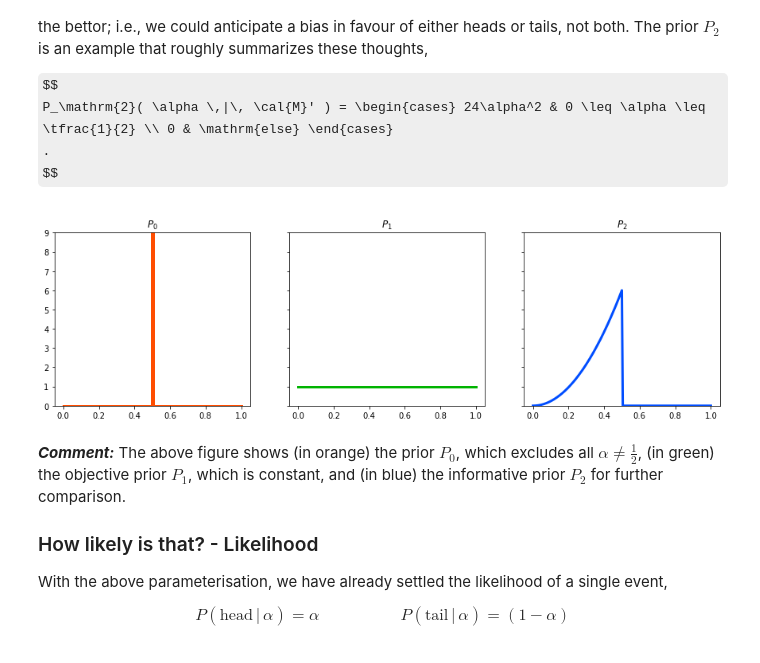
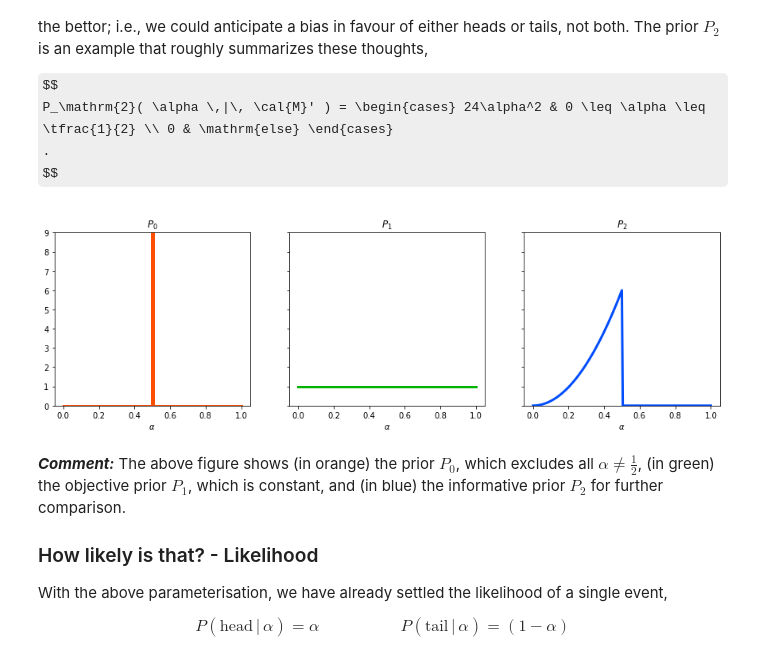
Before and after one commit to mselig/edu, a Jupyter notebook: coin_tossing/coin_tossing.ipynb, the cells around one changed output. Cells and saved outputs as stored; diff of their text form; code cells hidden in the pictures; some formulas as TeX source.

Commit message:
finished editing text, added figure

```diff
--- a/coin_tossing/coin_tossing.ipynb
+++ b/coin_tossing/coin_tossing.ipynb
@@ -77,37 +77,37 @@ from time import sleep
 
 def plot_base():
     "provide basic subplot 1x3 and plot P0"
     fig, (ax0, ax1, ax2) = pl.subplots(1, 3, sharey=True) ; fig.set_figwidth(fig.get_figwidth() * 2.5)
     pl.ylim((0, 9))
-    ax0.plot(a, p0, linewidth=3, color=(1.0 , 0.3, 0.0)) ; ax0.set_title("$P_\mathrm{0}$")
-    ax1.set_title("$P_\mathrm{1}$")
-    ax2.set_title("$P_\mathrm{2}$")
+    ax0.plot(a, p0, linewidth=3, color=(1.0 , 0.3, 0.0)) ; ax0.set_title("$P_\mathrm{0}$"); ax0.set_xlabel("$\\alpha$")
+    ax1.set_title("$P_\mathrm{1}$") ; ax1.set_xlabel("$\\alpha$")
+    ax2.set_title("$P_\mathrm{2}$") ; ax2.set_xlabel("$\\alpha$")
     return ax0, ax1, ax2
 
 def _clear_lines_of(ax):
     "remove lines from given axes"
     for line in ax.lines:
         #line.set_linewidth(1)
         #line.set_alpha(line.get_alpha() * 0.5)
         line.remove()
 
 def plot():
     "clear axes and plot P1 and P2"
     _clear_lines_of(ax1)
     _clear_lines_of(ax2)
     ax1.plot(a, p1, linewidth=3, color=(0.0 , 0.7, 0.0), alpha=1)
     ax2.plot(a, p2, linewidth=3, color=(0.0 , 0.3, 1.0), alpha=1)
     display.display(pl.gcf())
     display.clear_output(wait=True)
 
 a = np.linspace(0, 1, 201)
 p0 = np.array([np.iinfo(np.int32).max if (alpha == 0.5) else 0 for alpha in a])
 ax0, ax1, ax2 = plot_base()
 p1 = np.array([1 for alpha in a])
 p2 = np.array([24 * alpha**2 if (0 <= alpha <= 0.5) else 0 for alpha in a])
 plot()
 # %% [output]
-[figure, old version]
+[figure, new version]
 # %% [markdown]
 **_Comment:_** The above figure shows (in orange) the prior $P_\mathrm{0}$, which excludes all $\alpha \neq \tfrac{1}{2}$, (in green) the objective prior $P_\mathrm{1}$, which is constant, and (in blue) the informative prior $P_\mathrm{2}$ for further comparison.
 
```
Also changed, not shown: parts of 11 cells of this notebook.
